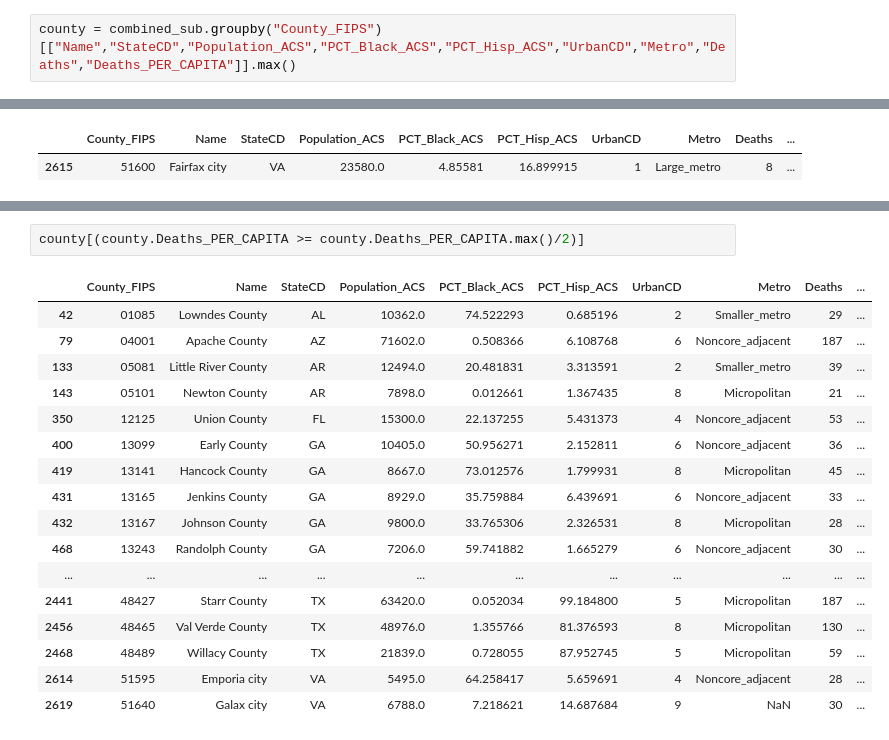
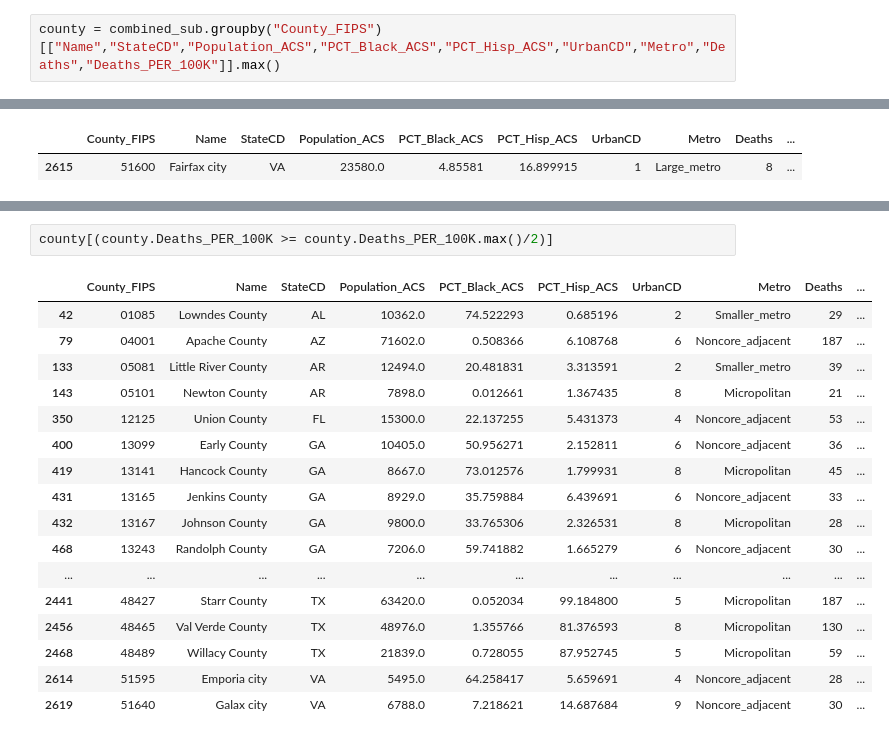
Before and after one commit to pballent/hia-covid, a Jupyter notebook: hia_covid_python_exploration/Combined_Data_Exploration.ipynb, the cells around one changed output, grey strips where cells are left out. Cells and saved outputs as stored; diff of their text form.

```diff
--- a/hia_covid_python_exploration/Combined_Data_Exploration.ipynb
+++ b/hia_covid_python_exploration/Combined_Data_Exploration.ipynb
@@ -35,7 +35,7 @@ list(combined_sub.columns)
 # %% [markdown]
 ## Examine per-county distributions
 # %%
-county = combined_sub.groupby("County_FIPS")[["Name","StateCD","Population_ACS","PCT_Black_ACS","PCT_Hisp_ACS","UrbanCD","Metro","Deaths","Deaths_PER_CAPITA"]].max()
+county = combined_sub.groupby("County_FIPS")[["Name","StateCD","Population_ACS","PCT_Black_ACS","PCT_Hisp_ACS","UrbanCD","Metro","Deaths","Deaths_PER_100K"]].max()
 # %%
 county = pd.DataFrame(county) #.reset_index(inplace=True)
 # %%
@@ -82,21 +86,21 @@ county[(county.Deaths_PER_CAPITA > .002) & (county.StateCD.str.contains("VA"))].
 # %%
-county[(county.Deaths_PER_CAPITA >= county.Deaths_PER_CAPITA.max()/2)]
+county[(county.Deaths_PER_100K >= county.Deaths_PER_100K.max()/2)]
 # %% [output]
 |  | County_FIPS | Name | StateCD | Population_ACS | PCT_Black_ACS | PCT_Hisp_ACS | UrbanCD | Metro | Deaths | ... |
 | 42 | 01085 | Lowndes County | AL | 10362.0 | 74.522293 | 0.685196 | 2 | Smaller_metro | 29 | ... |
 | 79 | 04001 | Apache County | AZ | 71602.0 | 0.508366 | 6.108768 | 6 | Noncore_adjacent | 187 | ... |
 | 133 | 05081 | Little River County | AR | 12494.0 | 20.481831 | 3.313591 | 2 | Smaller_metro | 39 | ... |
 | 143 | 05101 | Newton County | AR | 7898.0 | 0.012661 | 1.367435 | 8 | Micropolitan | 21 | ... |
 | 350 | 12125 | Union County | FL | 15300.0 | 22.137255 | 5.431373 | 4 | Noncore_adjacent | 53 | ... |
 | 400 | 13099 | Early County | GA | 10405.0 | 50.956271 | 2.152811 | 6 | Noncore_adjacent | 36 | ... |
 | 419 | 13141 | Hancock County | GA | 8667.0 | 73.012576 | 1.799931 | 8 | Micropolitan | 45 | ... |
 | 431 | 13165 | Jenkins County | GA | 8929.0 | 35.759884 | 6.439691 | 6 | Noncore_adjacent | 33 | ... |
 | 432 | 13167 | Johnson County | GA | 9800.0 | 33.765306 | 2.326531 | 8 | Micropolitan | 28 | ... |
 | 468 | 13243 | Randolph County | GA | 7206.0 | 59.741882 | 1.665279 | 6 | Noncore_adjacent | 30 | ... |
 | ... | ... | ... | ... | ... | ... | ... | ... | ... | ... | ... |
 | 2441 | 48427 | Starr County | TX | 63420.0 | 0.052034 | 99.184800 | 5 | Micropolitan | 187 | ... |
 | 2456 | 48465 | Val Verde County | TX | 48976.0 | 1.355766 | 81.376593 | 8 | Micropolitan | 130 | ... |
 | 2468 | 48489 | Willacy County | TX | 21839.0 | 0.728055 | 87.952745 | 5 | Micropolitan | 59 | ... |
 | 2614 | 51595 | Emporia city | VA | 5495.0 | 64.258417 | 5.659691 | 4 | Noncore_adjacent | 28 | ... |
-| 2619 | 51640 | Galax city | VA | 6788.0 | 7.218621 | 14.687684 | 9 | NaN | 30 | ... |
+| 2619 | 51640 | Galax city | VA | 6788.0 | 7.218621 | 14.687684 | 9 | Noncore_adjacent | 30 | ... |
 # %%
```
Also changed, not shown: parts of 7 cells of this notebook, 3 other files.
